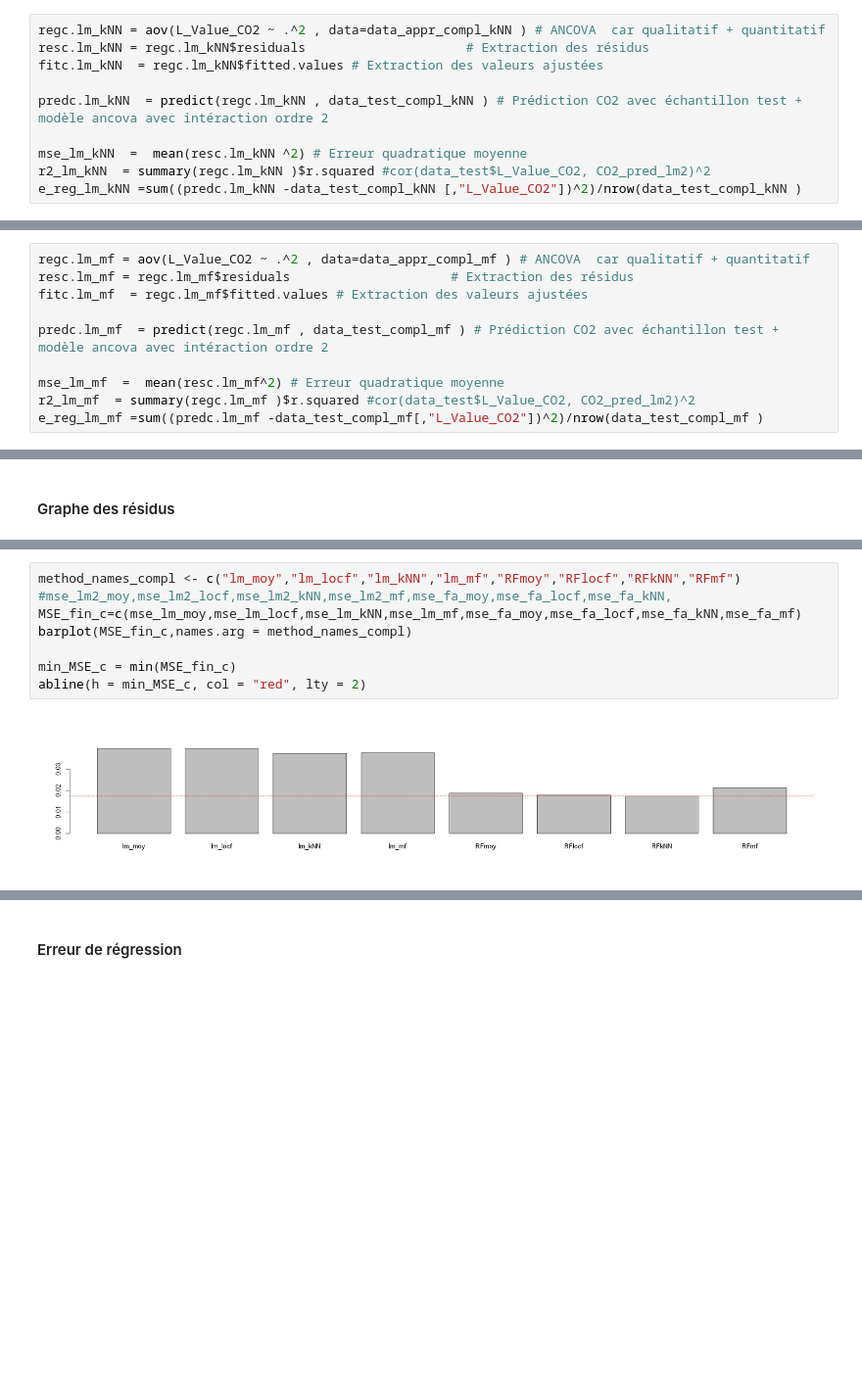
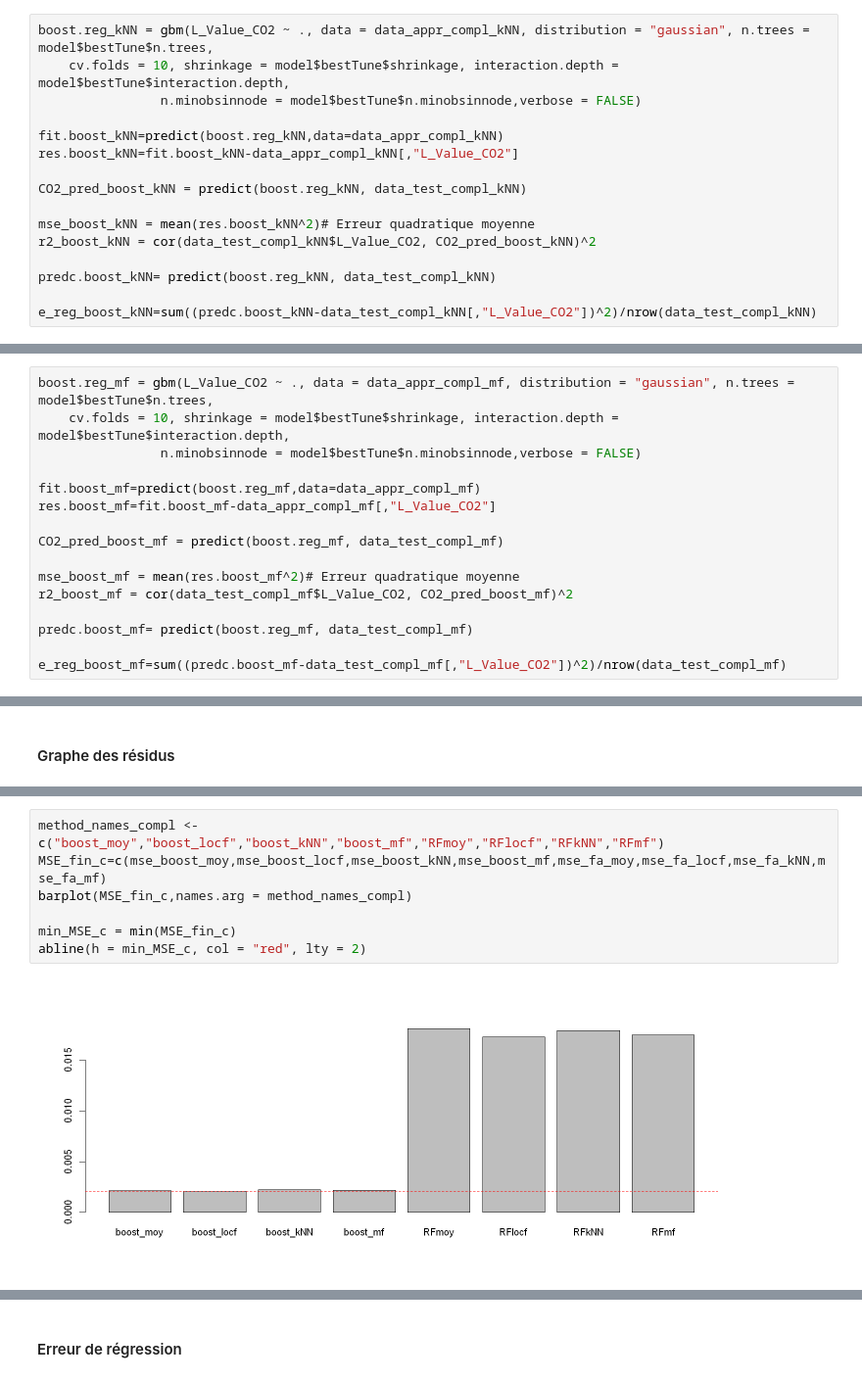
Before and after one commit to PaolaDeTruchis/MachineLearning, a Jupyter notebook: Projet_ML_R.ipynb, the cells around one changed output, grey strips where cells are left out. Shown at 98% size. Saved outputs shown, nothing was run; the diff lists cells and outputs as text; blank space fills up the shorter version.

```diff
--- a/Projet_ML_R.ipynb
+++ b/Projet_ML_R.ipynb
@@ -3054,12 +2997,18 @@ e_reg_lm_locf=sum((predc.lm_locf-data_test_compl_locf[,"L_Value_CO2"])^2)/nrow(d
 # %% [markdown]
 #### KNN
 # %%
-regc.lm_kNN = aov(L_Value_CO2 ~ .^2 , data=data_appr_compl_kNN ) # ANCOVA  car qualitatif + quantitatif
-resc.lm_kNN = regc.lm_kNN$residuals                     # Extraction des résidus
-fitc.lm_kNN  = regc.lm_kNN$fitted.values # Extraction des valeurs ajustées
+boost.reg_kNN = gbm(L_Value_CO2 ~ ., data = data_appr_compl_kNN, distribution = "gaussian", n.trees = model$bestTune$n.trees,
+    cv.folds = 10, shrinkage = model$bestTune$shrinkage, interaction.depth = model$bestTune$interaction.depth,
+                n.minobsinnode = model$bestTune$n.minobsinnode,verbose = FALSE)
 
-predc.lm_kNN  = predict(regc.lm_kNN , data_test_compl_kNN ) # Prédiction CO2 avec échantillon test + modèle ancova avec intéraction ordre 2
+fit.boost_kNN=predict(boost.reg_kNN,data=data_appr_compl_kNN)
+res.boost_kNN=fit.boost_kNN-data_appr_compl_kNN[,"L_Value_CO2"]
 
-mse_lm_kNN  =  mean(resc.lm_kNN ^2) # Erreur quadratique moyenne
-r2_lm_kNN  = summary(regc.lm_kNN )$r.squared #cor(data_test$L_Value_CO2, CO2_pred_lm2)^2
-e_reg_lm_kNN =sum((predc.lm_kNN -data_test_compl_kNN [,"L_Value_CO2"])^2)/nrow(data_test_compl_kNN )
+CO2_pred_boost_kNN = predict(boost.reg_kNN, data_test_compl_kNN)
+
+mse_boost_kNN = mean(res.boost_kNN^2)# Erreur quadratique moyenne
+r2_boost_kNN = cor(data_test_compl_kNN$L_Value_CO2, CO2_pred_boost_kNN)^2
+
+predc.boost_kNN= predict(boost.reg_kNN, data_test_compl_kNN)
+
+e_reg_boost_kNN=sum((predc.boost_kNN-data_test_compl_kNN[,"L_Value_CO2"])^2)/nrow(data_test_compl_kNN)
@@ -3066,12 +3023,18 @@ e_reg_lm_kNN =sum((predc.lm_kNN -data_test_compl_kNN [,"L_Value_CO2"])^2)/nrow(d
 # %% [markdown]
 #### Miss Forest
 # %%
-regc.lm_mf = aov(L_Value_CO2 ~ .^2 , data=data_appr_compl_mf ) # ANCOVA  car qualitatif + quantitatif
-resc.lm_mf = regc.lm_mf$residuals                     # Extraction des résidus
-fitc.lm_mf  = regc.lm_mf$fitted.values # Extraction des valeurs ajustées
+boost.reg_mf = gbm(L_Value_CO2 ~ ., data = data_appr_compl_mf, distribution = "gaussian", n.trees = model$bestTune$n.trees,
+    cv.folds = 10, shrinkage = model$bestTune$shrinkage, interaction.depth = model$bestTune$interaction.depth,
+                n.minobsinnode = model$bestTune$n.minobsinnode,verbose = FALSE)
 
-predc.lm_mf  = predict(regc.lm_mf , data_test_compl_mf ) # Prédiction CO2 avec échantillon test + modèle ancova avec intéraction ordre 2
+fit.boost_mf=predict(boost.reg_mf,data=data_appr_compl_mf)
+res.boost_mf=fit.boost_mf-data_appr_compl_mf[,"L_Value_CO2"]
 
-mse_lm_mf  =  mean(resc.lm_mf^2) # Erreur quadratique moyenne
-r2_lm_mf  = summary(regc.lm_mf )$r.squared #cor(data_test$L_Value_CO2, CO2_pred_lm2)^2
-e_reg_lm_mf =sum((predc.lm_mf -data_test_compl_mf[,"L_Value_CO2"])^2)/nrow(data_test_compl_mf )
+CO2_pred_boost_mf = predict(boost.reg_mf, data_test_compl_mf)
+
+mse_boost_mf = mean(res.boost_mf^2)# Erreur quadratique moyenne
+r2_boost_mf = cor(data_test_compl_mf$L_Value_CO2, CO2_pred_boost_mf)^2
+
+predc.boost_mf= predict(boost.reg_mf, data_test_compl_mf)
+
+e_reg_boost_mf=sum((predc.boost_mf-data_test_compl_mf[,"L_Value_CO2"])^2)/nrow(data_test_compl_mf)
@@ -3215,13 +3186,12 @@ Les résidus obtenus par forêts aléatoires sont plus centrés. Cela était att
 # %%
-method_names_compl <- c("lm_moy","lm_locf","lm_kNN","lm_mf","RFmoy","RFlocf","RFkNN","RFmf")
-#mse_lm2_moy,mse_lm2_locf,mse_lm2_kNN,mse_lm2_mf,mse_fa_moy,mse_fa_locf,mse_fa_kNN,
-MSE_fin_c=c(mse_lm_moy,mse_lm_locf,mse_lm_kNN,mse_lm_mf,mse_fa_moy,mse_fa_locf,mse_fa_kNN,mse_fa_mf)
+method_names_compl <- c("boost_moy","boost_locf","boost_kNN","boost_mf","RFmoy","RFlocf","RFkNN","RFmf")
+MSE_fin_c=c(mse_boost_moy,mse_boost_locf,mse_boost_kNN,mse_boost_mf,mse_fa_moy,mse_fa_locf,mse_fa_kNN,mse_fa_mf)
 barplot(MSE_fin_c,names.arg = method_names_compl)
 
 min_MSE_c = min(MSE_fin_c)
 abline(h = min_MSE_c, col = "red", lty = 2)
 # %% [output]
-[figure, old version]
+[figure, new version]
 # %% [markdown]
 **Interprétation :**
 
```
Also changed, not shown: parts of 176 cells of this notebook.
